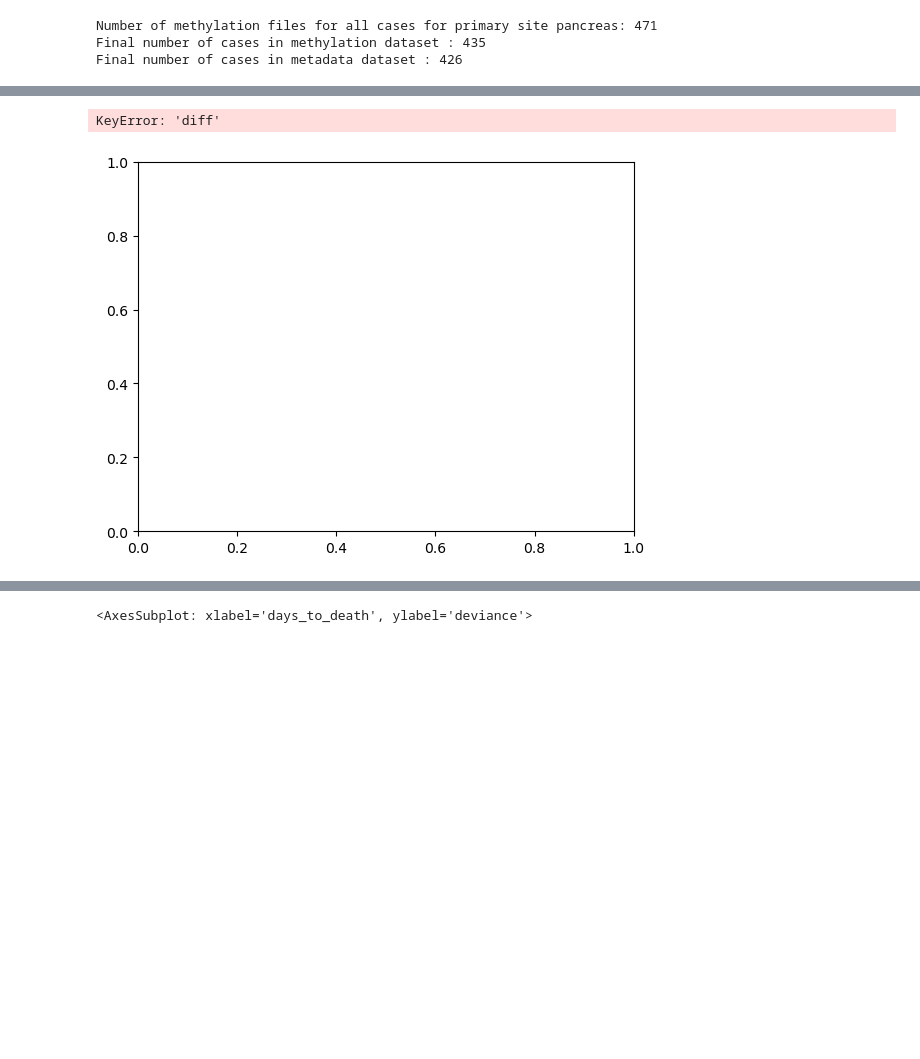
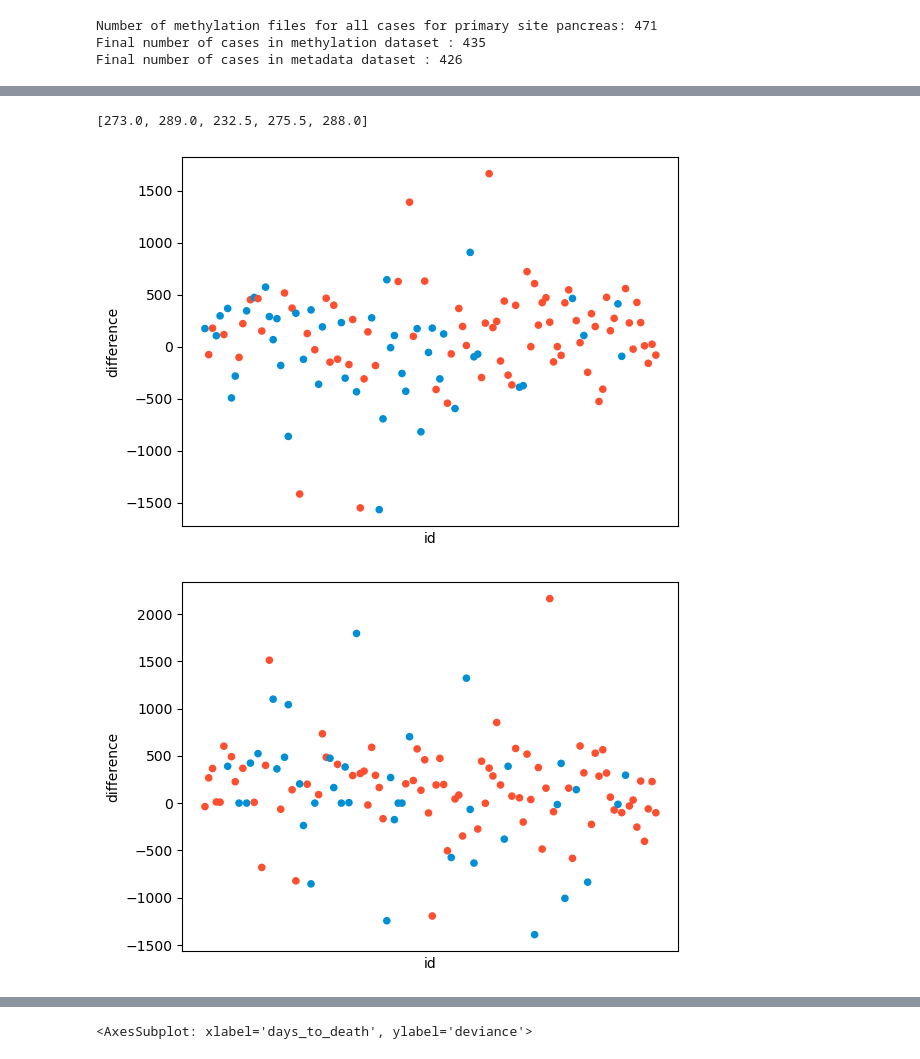
Before and after one commit to zacksiegfried/methylspan, a Jupyter notebook: notebooks/modeling.ipynb, the cells around one changed output, grey strips where cells are left out. Drawn from its saved outputs; the diff is of its cells as text; code cells hidden in the pictures; blank space fills up the shorter version.

```diff
--- a/notebooks/modeling.ipynb
+++ b/notebooks/modeling.ipynb
@@ -86,8 +103,11 @@ covariate
 14               -0.004125         0.006418
 267.5
 # %%
+### TIME OF DEATH PREDICTION + CROSS VALIDATION
+
 import pandas as pd
 from lifelines import CoxPHFitter
+import numpy as np
 
 # returns a list of the median differences between predicted and actual time to event / uses train (0.7) test (0.3) split for k-fold times
 def k_fold_cross_survival(k, data):
@@ -100,33 +120,34 @@ def k_fold_cross_survival(k, data):
         X_test = data.drop(X_train.index)
         X_test_a = X_test.copy(deep=True)
 
         # fitting Cox model using X_train
         cph = CoxPHFitter()
         cph.fit(X_train, duration_col='days_to_death', event_col='vital_status')
 
         # predicting values using X_test, formatting
         median_table = cph.predict_median(X_test)
         median_table = median_table.to_frame()
         median_table.columns = ['pred']
         median_table.index.name = 'id'
 
         # merges predicted and actual values
         pred_data = pd.merge(median_table, X_test_a, on='id')
         # calculates difference between predicted and actual
         pred_data['difference'] = pred_data['pred'] - pred_data['days_to_death']
         pred_data['difference'].replace([np.inf, -np.inf], 0, inplace=True)
 
         pred_data2 = pred_data.copy(deep=True)
 
         ### graphing could be improved (red = death, blue = alive)
         pred_data2.reset_index().plot(kind='scatter', x='id', y='difference', c=np.where(pred_data2['vital_status'], '#fc4f30', '#008fd5')).tick_params(bottom=False, labelbottom=False)
 
-        scores.append(abs(pred_data['diff']).median())
+        scores.append(abs(pred_data['difference']).median())
 
     return(scores)
 
 
 print(k_fold_cross_survival(5, full_data))
 # %% [output]
-KeyError: 'diff'
+[273.0, 289.0, 232.5, 275.5, 288.0]
-[figure, old version]
+[figure, new version]
+[figure, added]
```
Also changed, not shown: parts of 6 cells of this notebook, 2 other files.
